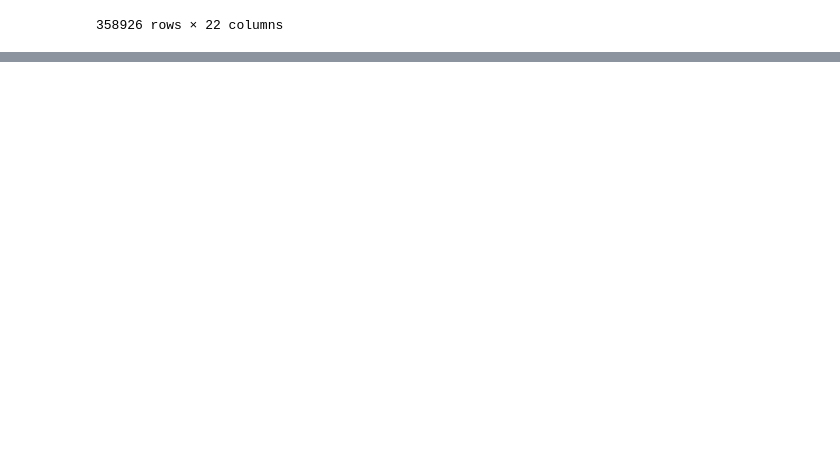
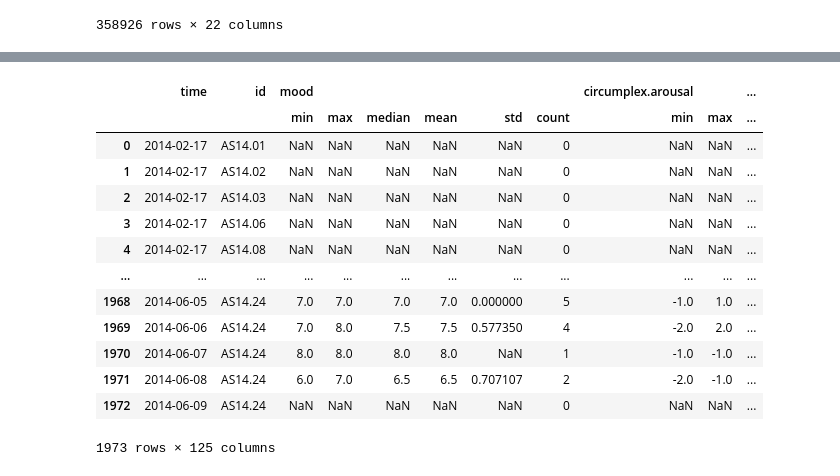
Before and after one commit to tituspellegrom/DataMiningTechniques, a Jupyter notebook: Exploration-Jaimie.ipynb, the cells around one changed output, grey strips where cells are left out. Drawn from its saved outputs; the diff is of its cells as text; code cells hidden in the pictures; blank space fills up the shorter version.

Commit message:
More Aggregations & Fill Nan

```diff
--- a/Exploration-Jaimie.ipynb
+++ b/Exploration-Jaimie.ipynb
@@ -126,0 +107,24 @@ AS14.24
+# %%
+ ## Fill Nan's for zero columns
+cols_count = ['call', 'sms']
+cols_time = list(filter(lambda col: col.startswith('appCat.'), variables.tolist())) + ['screen']
+
+df_filled = df_daily[cols_count+cols_time].fillna(0) # Workaround due to MultiIndex on columns fucking up
+df_daily.fillna(df_filled, inplace=True)
+
+display(df_daily)
+# %% [output]
+|  | time | id | mood |  |  |  |  |  | circumplex.arousal |  | ... |
+|  |  |  | min | max | median | mean | std | count | min | max | ... |
+| 0 | 2014-02-17 | AS14.01 | NaN | NaN | NaN | NaN | NaN | 0 | NaN | NaN | ... |
+| 1 | 2014-02-17 | AS14.02 | NaN | NaN | NaN | NaN | NaN | 0 | NaN | NaN | ... |
+| 2 | 2014-02-17 | AS14.03 | NaN | NaN | NaN | NaN | NaN | 0 | NaN | NaN | ... |
+| 3 | 2014-02-17 | AS14.06 | NaN | NaN | NaN | NaN | NaN | 0 | NaN | NaN | ... |
+| 4 | 2014-02-17 | AS14.08 | NaN | NaN | NaN | NaN | NaN | 0 | NaN | NaN | ... |
+| ... | ... | ... | ... | ... | ... | ... | ... | ... | ... | ... | ... |
+| 1968 | 2014-06-05 | AS14.24 | 7.0 | 7.0 | 7.0 | 7.0 | 0.000000 | 5 | -1.0 | 1.0 | ... |
+| 1969 | 2014-06-06 | AS14.24 | 7.0 | 8.0 | 7.5 | 7.5 | 0.577350 | 4 | -2.0 | 2.0 | ... |
+| 1970 | 2014-06-07 | AS14.24 | 8.0 | 8.0 | 8.0 | 8.0 | NaN | 1 | -1.0 | -1.0 | ... |
+| 1971 | 2014-06-08 | AS14.24 | 6.0 | 7.0 | 6.5 | 6.5 | 0.707107 | 2 | -2.0 | -1.0 | ... |
+| 1972 | 2014-06-09 | AS14.24 | NaN | NaN | NaN | NaN | NaN | 0 | NaN | NaN | ... |
+1973 rows × 125 columns
```
Also changed, not shown: parts of 4 cells of this notebook, 1 other file.
